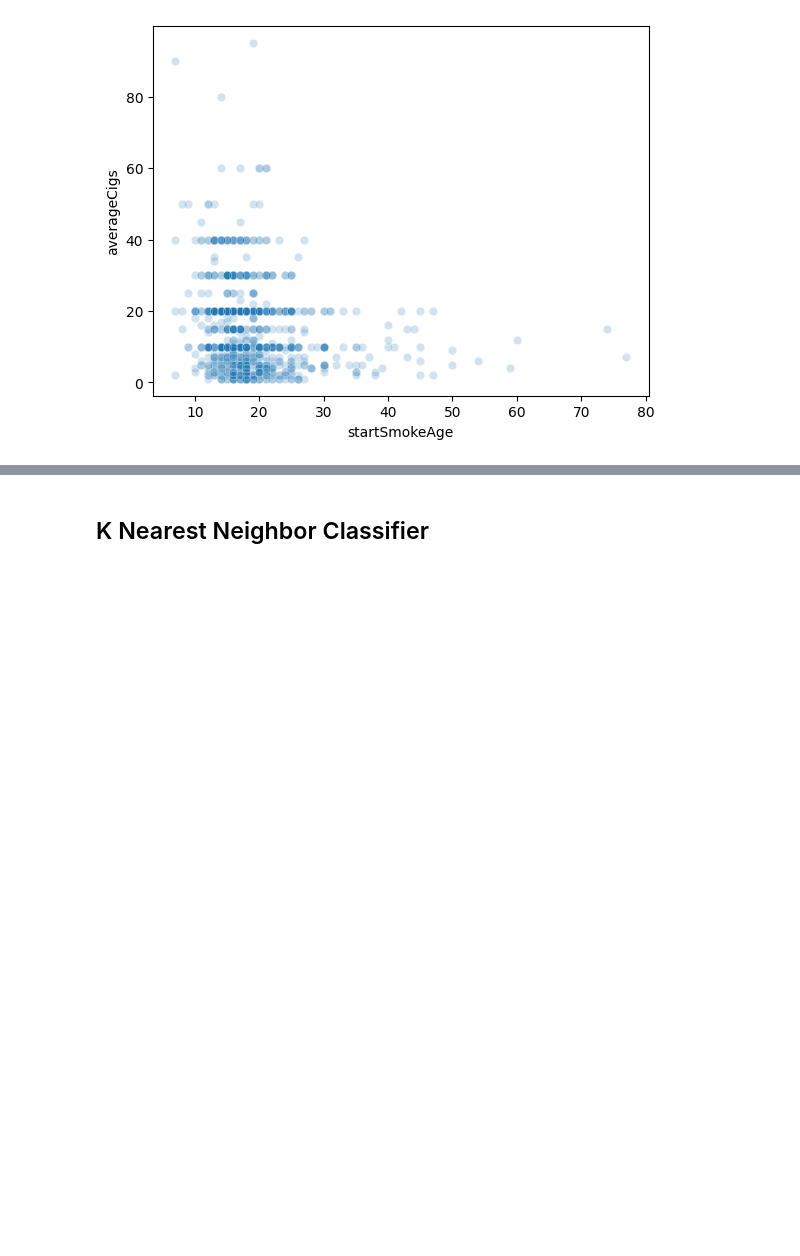
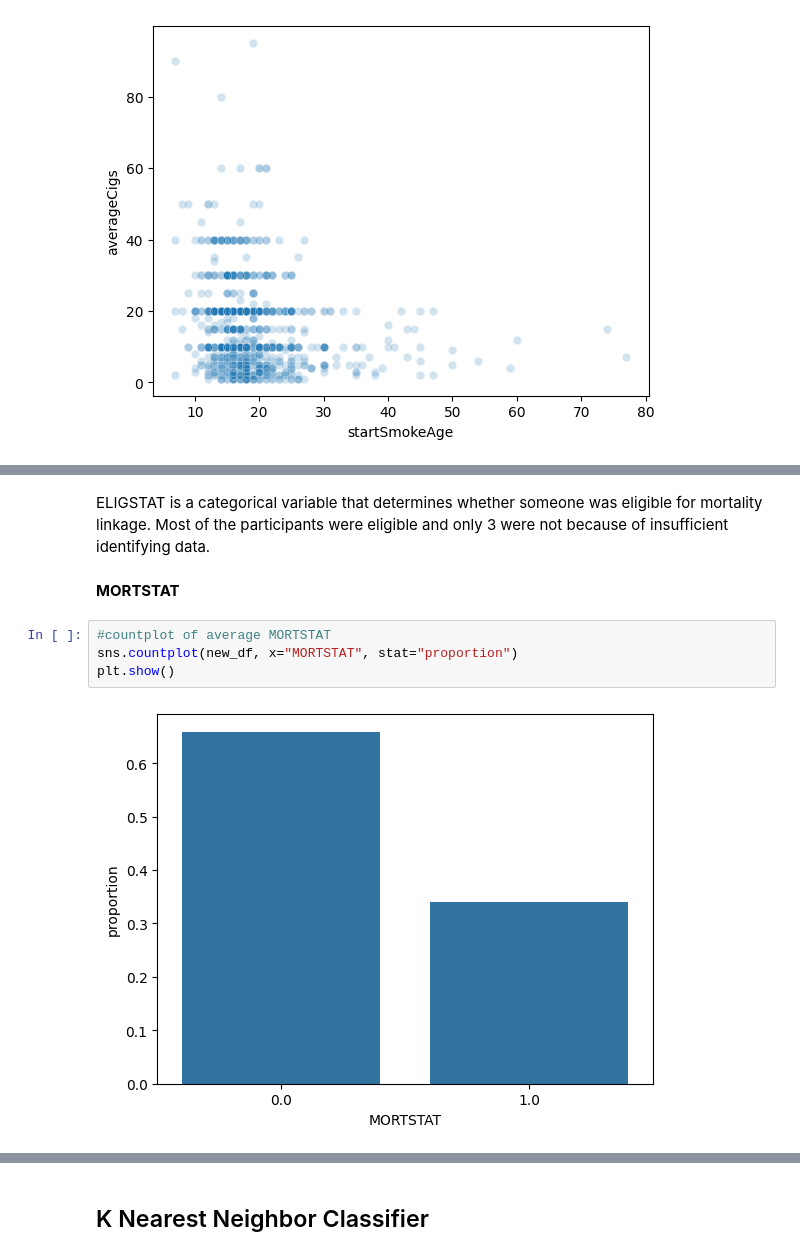
Before and after one commit to dfu5sm/undergrad_ml_assignments, a Jupyter notebook: collect_data.ipynb, the cells around one changed output, grey strips where cells are left out. Saved outputs shown, nothing was run; the diff lists cells and outputs as text; blank space fills up the shorter version.

```diff
--- a/collect_data.ipynb
+++ b/collect_data.ipynb
@@ -222,0 +240,10 @@ plt.show()
+# %% [markdown]
+ELIGSTAT is a categorical variable that determines whether someone was eligible for mortality linkage. Most of the participants were eligible and only 3 were not because of insufficient identifying data.
+# %% [markdown]
+**MORTSTAT**
+# %%
+#countplot of average MORTSTAT
+sns.countplot(new_df, x="MORTSTAT", stat="proportion")
+plt.show()
+# %% [output]
+[figure, added]
```
Also changed, not shown: parts of 24 cells of this notebook.
